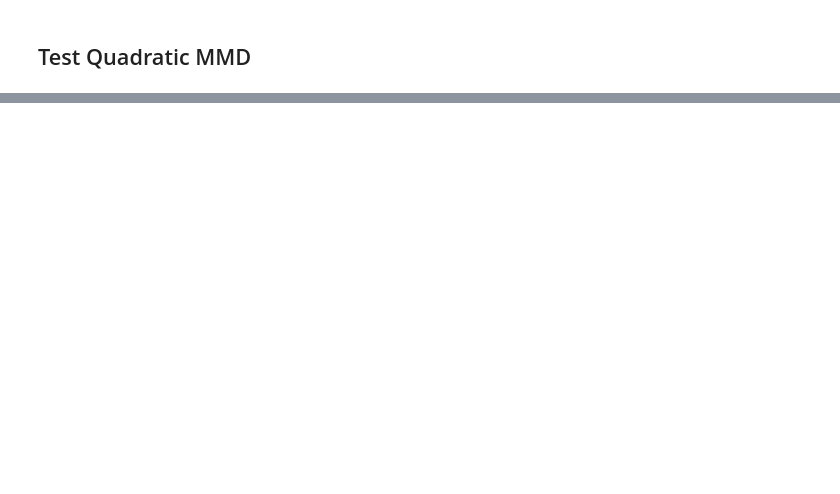
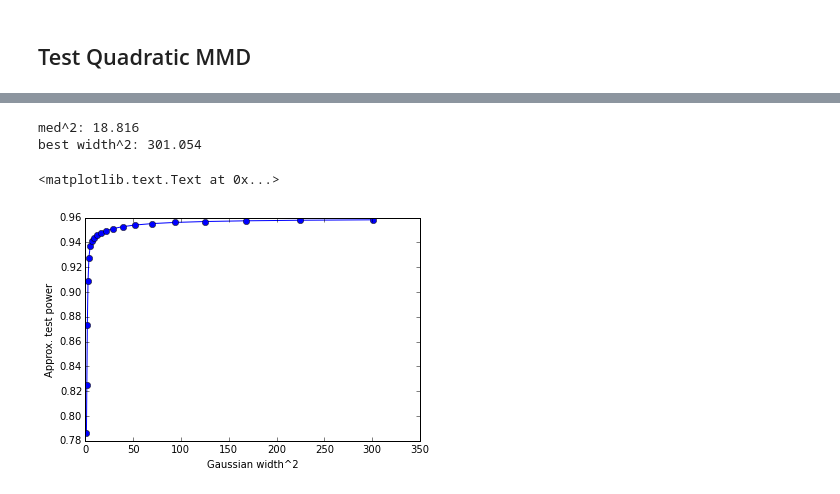
Before and after one commit to wittawatj/interpretable-test, a Jupyter notebook: ipynb/test_quadMMD.ipynb, the cells around one changed output, grey strips where cells are left out. Cells and saved outputs as stored; diff of their text form; code cells hidden in the pictures; blank space fills up the shorter version.

Commit message:
add a quadratic-time MMD test by permutations

```diff
--- a/ipynb/test_quadMMD.ipynb
+++ b/ipynb/test_quadMMD.ipynb
@@ -15,11 +19,11 @@ import sys
 # %%
 # sample source
-n = 1000
-dim = 6
+n = 500
+dim = 10
 alpha = 0.01
 seed = 22
 
-ss = data.SSGaussMeanDiff(dim, my=1.9)
+ss = data.SSGaussMeanDiff(dim, my=0.5)
 #ss = data.SSSameGauss(d=dim)
 #ss = data.SSGaussVarDiff(dim)
 #ss = data.SSBlobs()
@@ -57,0 +34,17 @@ np.array([[1, 2, 3]]).T
+# %%
+med = util.meddistance(tr.stack_xy(), 1000)
+list_gwidth = np.hstack( ( (med**2) *(2.0**np.linspace(-4, 4, 20) ) ) )
+list_gwidth.sort()
+list_kernels = [kernel.KGauss(gw2) for gw2 in list_gwidth]
+besti, powers = tst.QuadMMDTest.grid_search_kernel(tr, list_kernels, alpha)
+# %%
+print 'med^2: %.3f'%med**2
+print 'best width^2: %.3f'%(list_gwidth[besti])
+plt.plot(list_gwidth, powers, 'o-')
+plt.xlabel('Gaussian width^2')
+plt.ylabel('Approx. test power')
+# %% [output]
+med^2: 18.816
+best width^2: 301.054
+<matplotlib.text.Text at 0x...>
+[figure, added]
```
Also changed, not shown: parts of 9 cells of this notebook, 1 other file.
